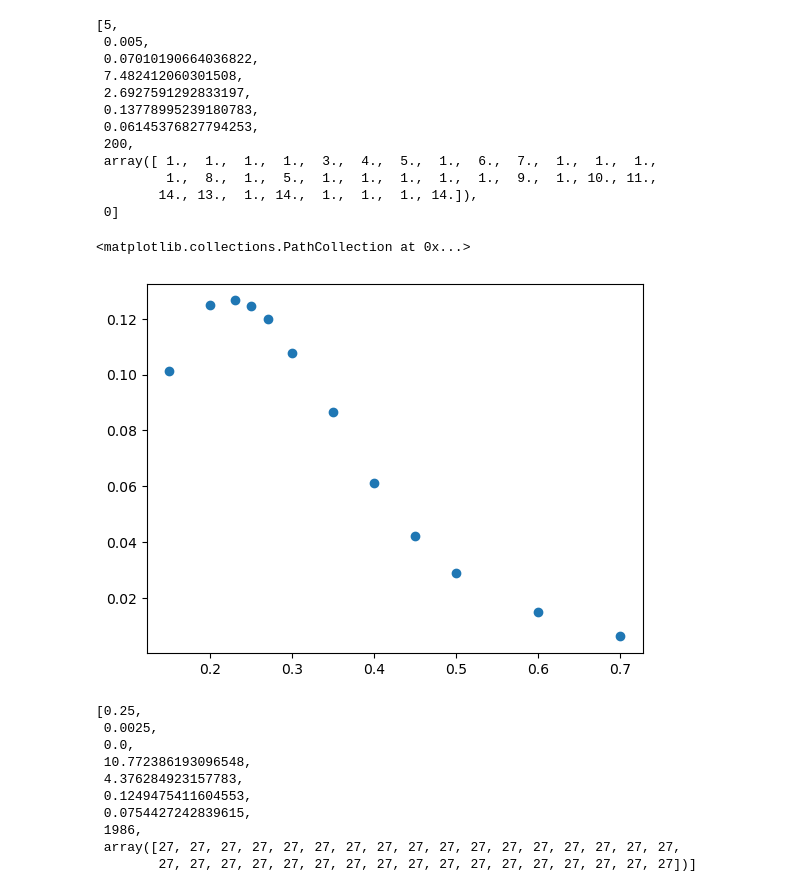
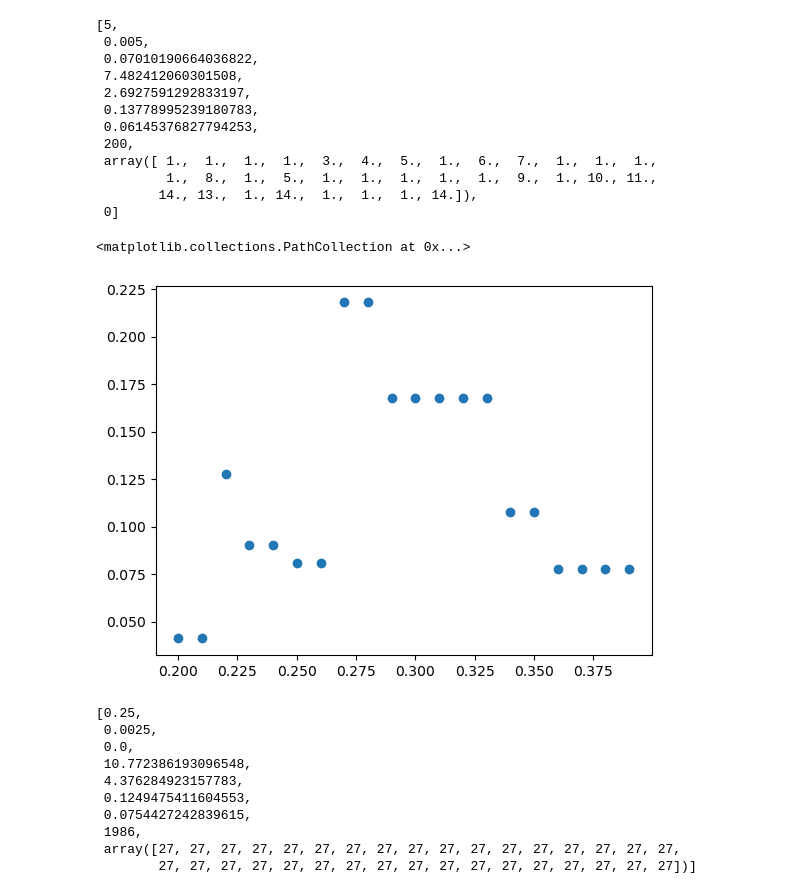
Before and after one commit to ArneWolf/Bd_confidence_communities, a Jupyter notebook: Main.ipynb, the cells around one changed output. Saved outputs shown, nothing was run; the diff lists cells and outputs as text; code cells hidden in the pictures.

```diff
--- a/Main.ipynb
+++ b/Main.ipynb
@@ -541,11 +585,11 @@ def nonconstalg(p,G,n):
     Running the experiment n times for p and G, giving average modularity, top modularity and average number of clusters
     Output: r, frequency of most likely outcome, its modularity, average nr of clusters, average modularity, which one is most likely partition
     """
-    res=np.array([[nonconstpart(p,G),1]])
+    res=np.array([[nonconstpart3(p,G),1]])
     mod=[]
     num=[]
     for i in range(n-1):
-        pa=nonconstpart(p,G)
+        pa=nonconstpart3(p,G)
         for k in range(len(res[:,0])):
             if (res[k,0]==pa).all():
                 res[k,1]=res[k,1]+1
@@ -560,19 +604,22 @@ def nonconstalg(p,G,n):
         num.append(anum)
     out=[p,np.max(res[:,1])/n,modularity(res[np.argmax(res[:,1]),0],G),mean(num),stdev(num),mean(mod),stdev(mod),len(res[:,1]),res[np.argmax(res[:,1]),0]]
     return out
-# %%
-n=10000
-G=nx.karate_club_graph()
-data=nonconstalg(0.15,G,n)
-for p in [0.18,0.2,0.23,0.25,0.27,0.3,0.35,0.4,0.45,0.5,0.6,0.7]:
-    data=np.vstack([data,nonconstalg(p,G,n)])
-    print(p,'done')
-data
+# %%
+n=3
+G=nx.karate_club_graph()
+for e in nx.edges(G):
+    nx.set_edge_attributes(G, {e: {"pkeep": (2*len(sorted(nx.common_neighbors(G,e[0],e[1]))))/(G.degree(e[0])+G.degree(e[1]))}})
+data=nonconstalg(0.2,G,n)
+for t in range(19):
+    p=0.21+0.01*t
+    data=np.vstack([data,nonconstalg(p,G,n)])
+    print(p,'done')
+data
 # %%
-plt.scatter(data[:,0],data[:,4])
+plt.scatter(data[:,0],data[:,5])
 # %% [output]
 <matplotlib.collections.PathCollection at 0x...>
-[figure, old version]
+[figure, new version]
 # %%
 G=nx.karate_club_graph()
 nonconstalg(0.25,G,2000)
```
Also changed, not shown: parts of 5 cells of this notebook.
